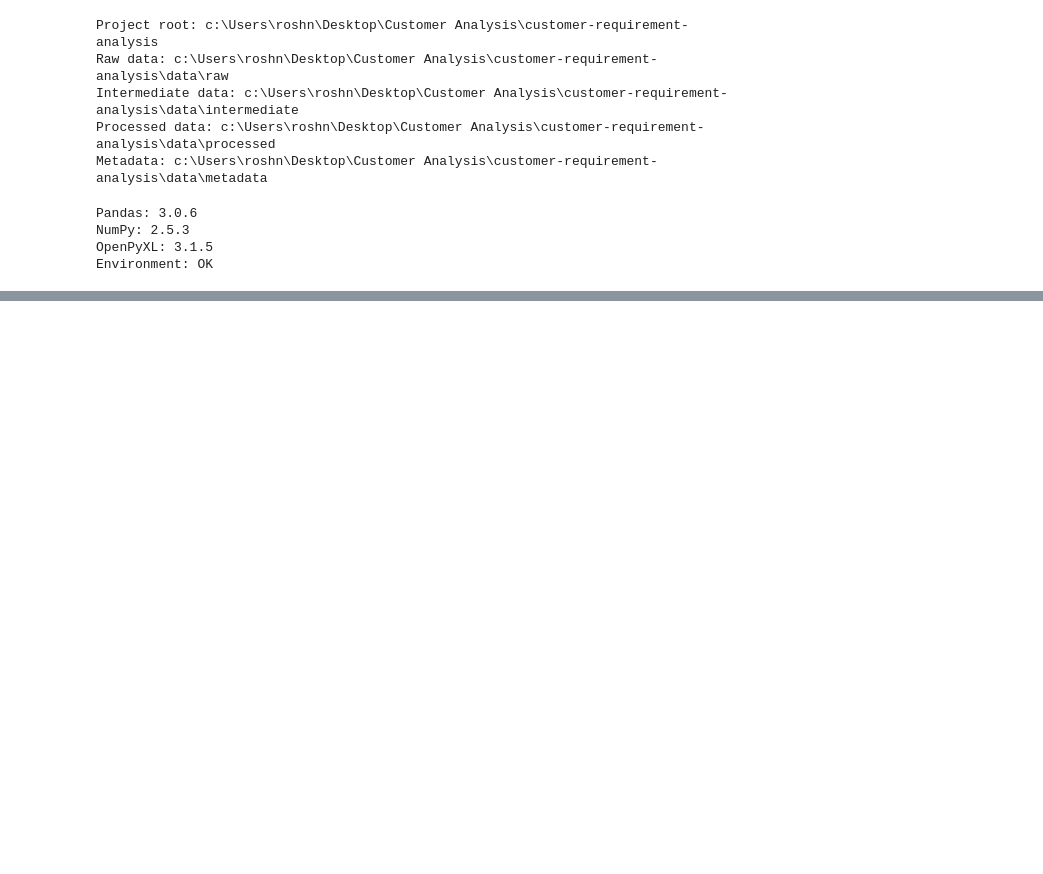
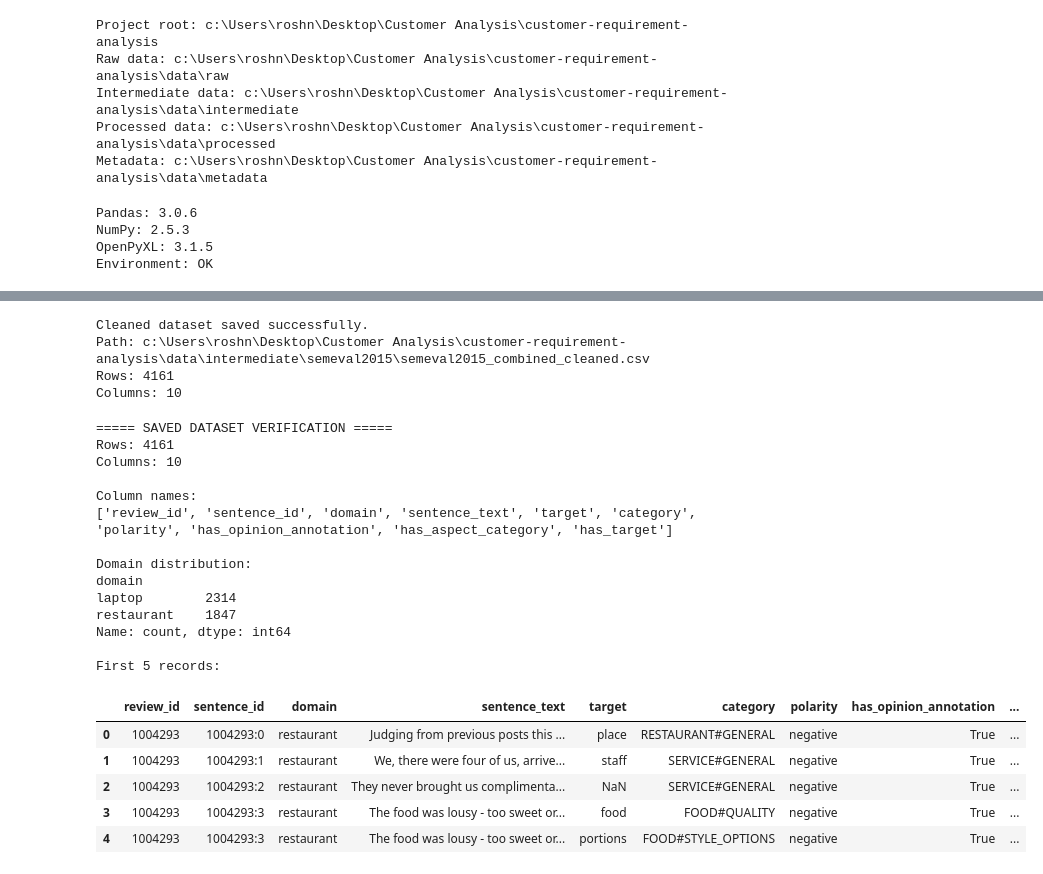
Before and after one commit to Roshni-Singh27/customer-requirement-analysis, a Jupyter notebook: notebooks/01_data_collection.ipynb, the cells around one changed output, grey strips where cells are left out. Drawn from its saved outputs; the diff is of its cells as text; code cells hidden in the pictures; blank space fills up the shorter version.

Commit message:
Complete SemEval data collection and cleaning pipeline

```diff
--- a/notebooks/01_data_collection.ipynb
+++ b/notebooks/01_data_collection.ipynb
@@ -59,0 +804,59 @@ Environment: OK
+# %%
+# Save cleaned SemEval dataset to intermediate data
+
+INTERMEDIATE_SEMEVAL_DIR = INTERMEDIATE_DATA_DIR / "semeval2015"
+INTERMEDIATE_SEMEVAL_DIR.mkdir(parents=True, exist_ok=True)
+
+INTERMEDIATE_CSV = (
+    INTERMEDIATE_SEMEVAL_DIR / "semeval2015_combined_cleaned.csv"
+)
+
+cleaned_df.to_csv(INTERMEDIATE_CSV, index=False)
+
+print("Cleaned dataset saved successfully.")
+print("Path:", INTERMEDIATE_CSV)
+print("Rows:", len(cleaned_df))
+print("Columns:", len(cleaned_df.columns))
+# %% [output]
+Cleaned dataset saved successfully.
+Path: c:\Users\roshn\Desktop\Customer Analysis\customer-requirement-analysis\data\intermediate\semeval2015\semeval2015_combined_cleaned.csv
+Rows: 4161
+Columns: 10
+# %%
+# Verify the saved intermediate dataset
+
+verified_df = pd.read_csv(INTERMEDIATE_CSV)
+
+print("===== SAVED DATASET VERIFICATION =====")
+print("Rows:", len(verified_df))
+print("Columns:", len(verified_df.columns))
+
+print("\nColumn names:")
+print(list(verified_df.columns))
+
+print("\nDomain distribution:")
+print(verified_df["domain"].value_counts())
+
+print("\nFirst 5 records:")
+display(verified_df.head())
+# %% [output]
+===== SAVED DATASET VERIFICATION =====
+Rows: 4161
+Columns: 10
+
+Column names:
+['review_id', 'sentence_id', 'domain', 'sentence_text', 'target', 'category', 'polarity', 'has_opinion_annotation', 'has_aspect_category', 'has_target']
+
+Domain distribution:
+domain
+laptop        2314
+restaurant    1847
+Name: count, dtype: int64
+
+First 5 records:
+|  | review_id | sentence_id | domain | sentence_text | target | category | polarity | has_opinion_annotation | ... |
+| 0 | 1004293 | 1004293:0 | restaurant | Judging from previous posts this ... | place | RESTAURANT#GENERAL | negative | True | ... |
+| 1 | 1004293 | 1004293:1 | restaurant | We, there were four of us, arrive... | staff | SERVICE#GENERAL | negative | True | ... |
+| 2 | 1004293 | 1004293:2 | restaurant | They never brought us complimenta... | NaN | SERVICE#GENERAL | negative | True | ... |
+| 3 | 1004293 | 1004293:3 | restaurant | The food was lousy - too sweet or... | food | FOOD#QUALITY | negative | True | ... |
+| 4 | 1004293 | 1004293:3 | restaurant | The food was lousy - too sweet or... | portions | FOOD#STYLE_OPTIONS | negative | True | ... |
```
Also changed, not shown: parts of 21 cells of this notebook, 3 other files.
